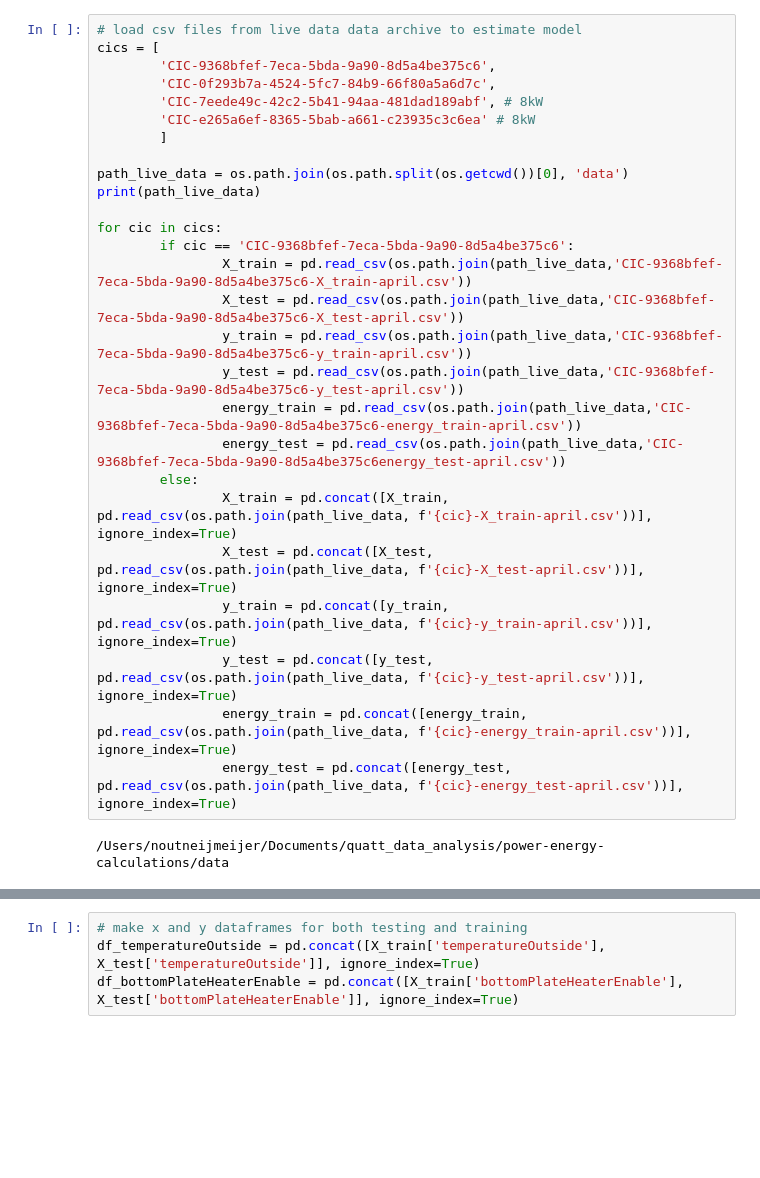
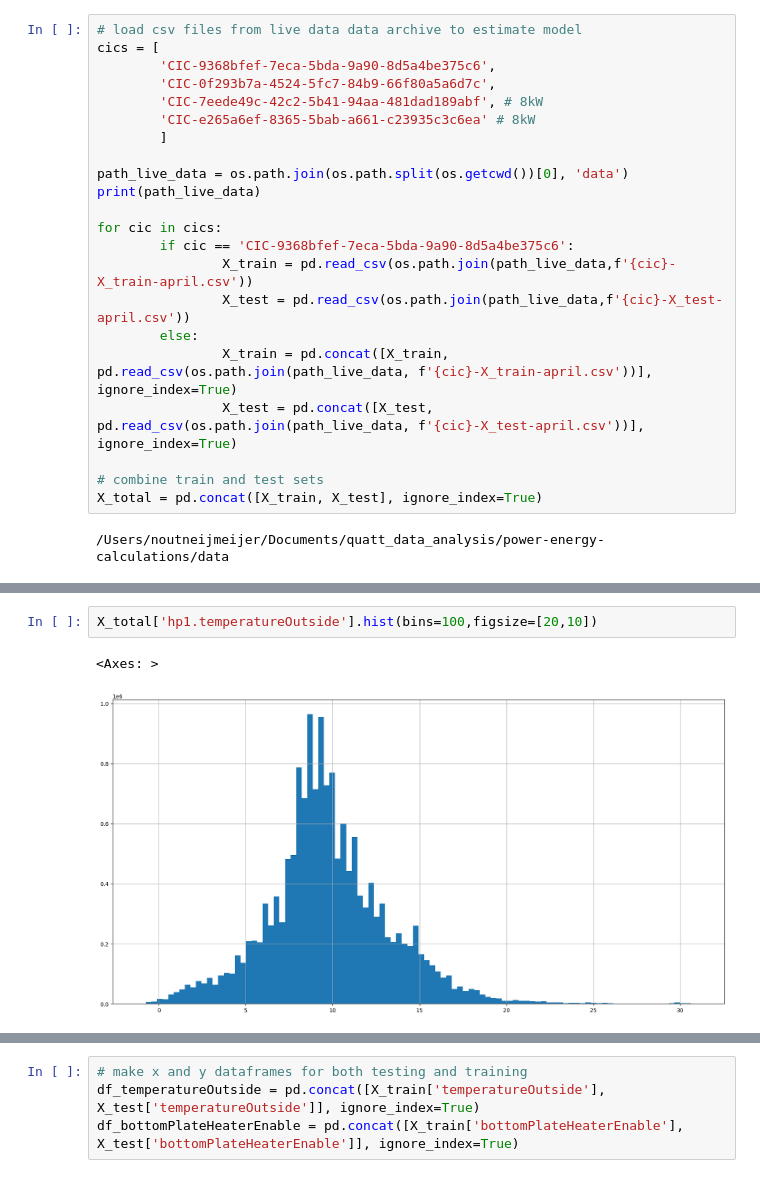
Before and after one commit to season0112/quatt_data_analysis, a Jupyter notebook: power-energy-calculations/historical-data/01_explorative_analysis_replacement_bottomplateheaterenable.ipynb, the cells around one changed output, grey strips where cells are left out. Drawn from its saved outputs; the diff is of its cells as text; blank space fills up the shorter version.

```diff
--- a/power-energy-calculations/historical-data/01_explorative_analysis_replacement_bottomplateheaterenable.ipynb
+++ b/power-energy-calculations/historical-data/01_explorative_analysis_replacement_bottomplateheaterenable.ipynb
@@ -36,18 +53,13 @@ print(path_live_data)
 
 for cic in cics:
         if cic == 'CIC-9368bfef-7eca-5bda-9a90-8d5a4be375c6':
-                X_train = pd.read_csv(os.path.join(path_live_data,'CIC-9368bfef-7eca-5bda-9a90-8d5a4be375c6-X_train-april.csv'))
-                X_test = pd.read_csv(os.path.join(path_live_data,'CIC-9368bfef-7eca-5bda-9a90-8d5a4be375c6-X_test-april.csv'))
-                y_train = pd.read_csv(os.path.join(path_live_data,'CIC-9368bfef-7eca-5bda-9a90-8d5a4be375c6-y_train-april.csv'))
-                y_test = pd.read_csv(os.path.join(path_live_data,'CIC-9368bfef-7eca-5bda-9a90-8d5a4be375c6-y_test-april.csv'))
-                energy_train = pd.read_csv(os.path.join(path_live_data,'CIC-9368bfef-7eca-5bda-9a90-8d5a4be375c6-energy_train-april.csv'))
-                energy_test = pd.read_csv(os.path.join(path_live_data,'CIC-9368bfef-7eca-5bda-9a90-8d5a4be375c6energy_test-april.csv'))
+                X_train = pd.read_csv(os.path.join(path_live_data,f'{cic}-X_train-april.csv'))
+                X_test = pd.read_csv(os.path.join(path_live_data,f'{cic}-X_test-april.csv'))
         else:
                 X_train = pd.concat([X_train, pd.read_csv(os.path.join(path_live_data, f'{cic}-X_train-april.csv'))], ignore_index=True)
                 X_test = pd.concat([X_test, pd.read_csv(os.path.join(path_live_data, f'{cic}-X_test-april.csv'))], ignore_index=True)
-                y_train = pd.concat([y_train, pd.read_csv(os.path.join(path_live_data, f'{cic}-y_train-april.csv'))], ignore_index=True)
-                y_test = pd.concat([y_test, pd.read_csv(os.path.join(path_live_data, f'{cic}-y_test-april.csv'))], ignore_index=True)
-                energy_train = pd.concat([energy_train, pd.read_csv(os.path.join(path_live_data, f'{cic}-energy_train-april.csv'))], ignore_index=True)
-                energy_test = pd.concat([energy_test, pd.read_csv(os.path.join(path_live_data, f'{cic}-energy_test-april.csv'))], ignore_index=True)
+
+# combine train and test sets
+X_total = pd.concat([X_train, X_test], ignore_index=True)
 # %% [output]
 /Users/noutneijmeijer/Documents/quatt_data_analysis/power-energy-calculations/data
@@ -55,0 +180,5 @@ for cic in cics:
+# %%
+X_total['hp1.temperatureOutside'].hist(bins=100,figsize=[20,10])
+# %% [output]
+<Axes: >
+[figure, added]
```
Also changed, not shown: parts of 22 cells of this notebook, 2 other files.
